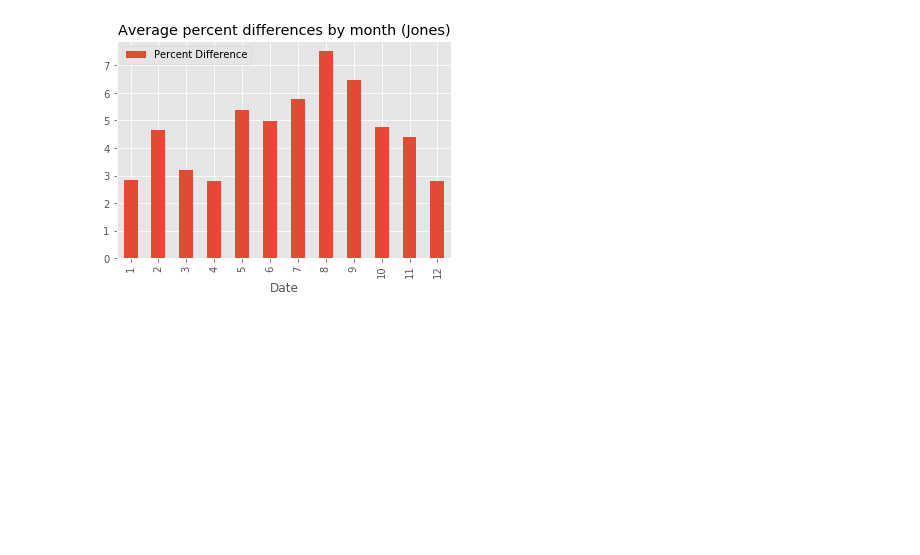
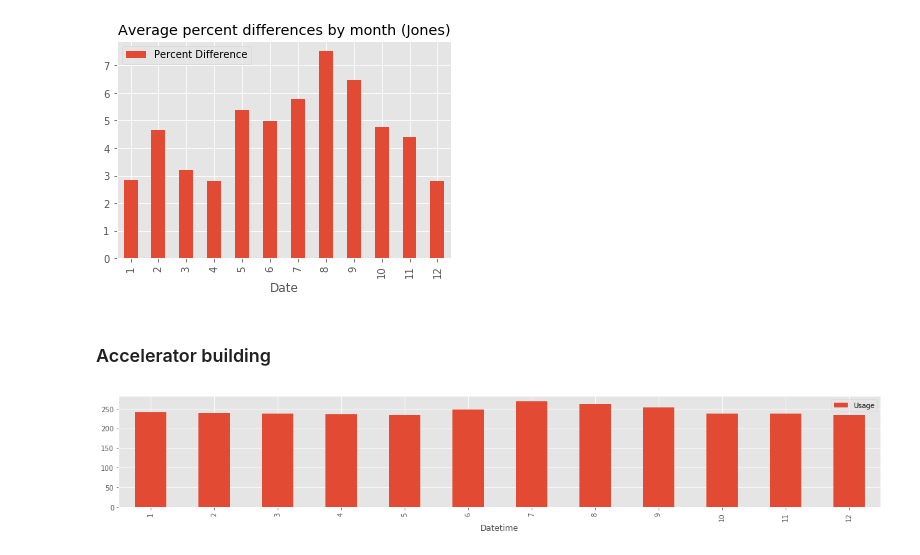
Before and after one commit to RDCEP/CaaL-data-analysis, a Jupyter notebook: Summer2017/Labs (anomalies and comparisons).ipynb, the cells around one changed output. Drawn from its saved outputs; the diff is of its cells as text; code cells hidden in the pictures; blank space fills up the shorter version.

```diff
--- a/Summer2017/Labs (anomalies and comparisons).ipynb
+++ b/Summer2017/Labs (anomalies and comparisons).ipynb
@@ -688,3 +519,5 @@ plt.title('Average percent differences by month (Jones)')
 # %% [output]
 <matplotlib.text.Text at 0x...>
 [figure]
+# %% [markdown]
+### Accelerator building
@@ -690,0 +526,4 @@ plt.title('Average percent differences by month (Jones)')
+# %%
+graphAny('B03','month')
+# %% [output]
+[figure, added]
```
Also changed, not shown: parts of 22 cells of this notebook.
